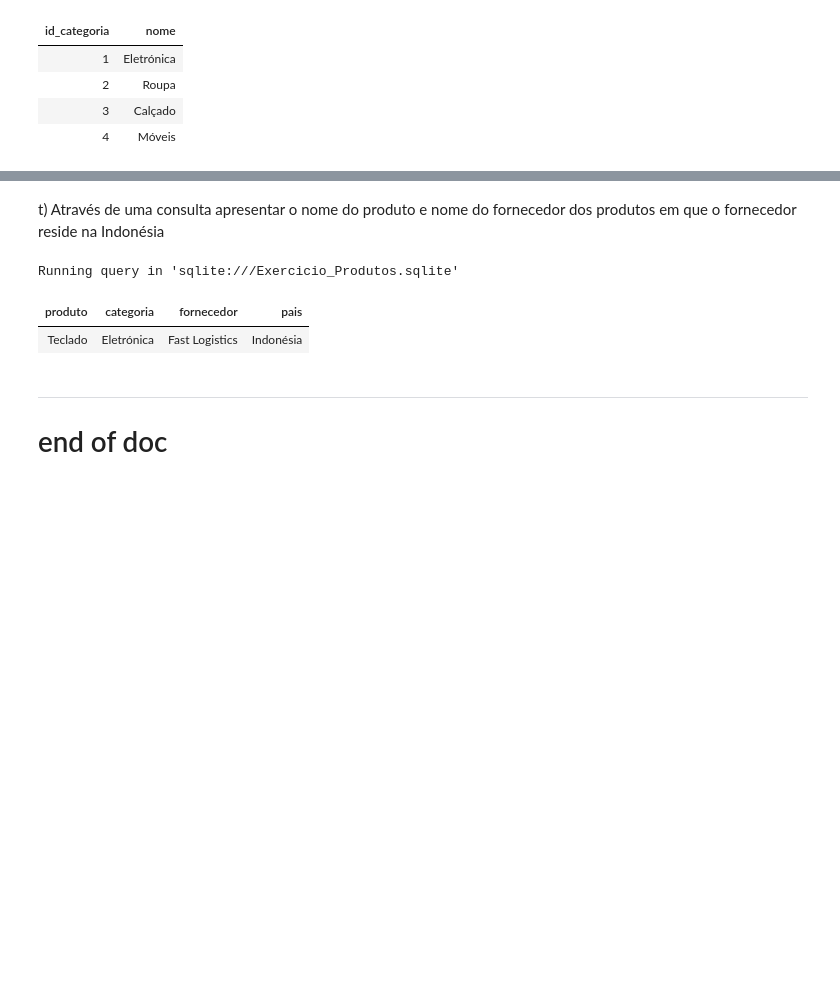
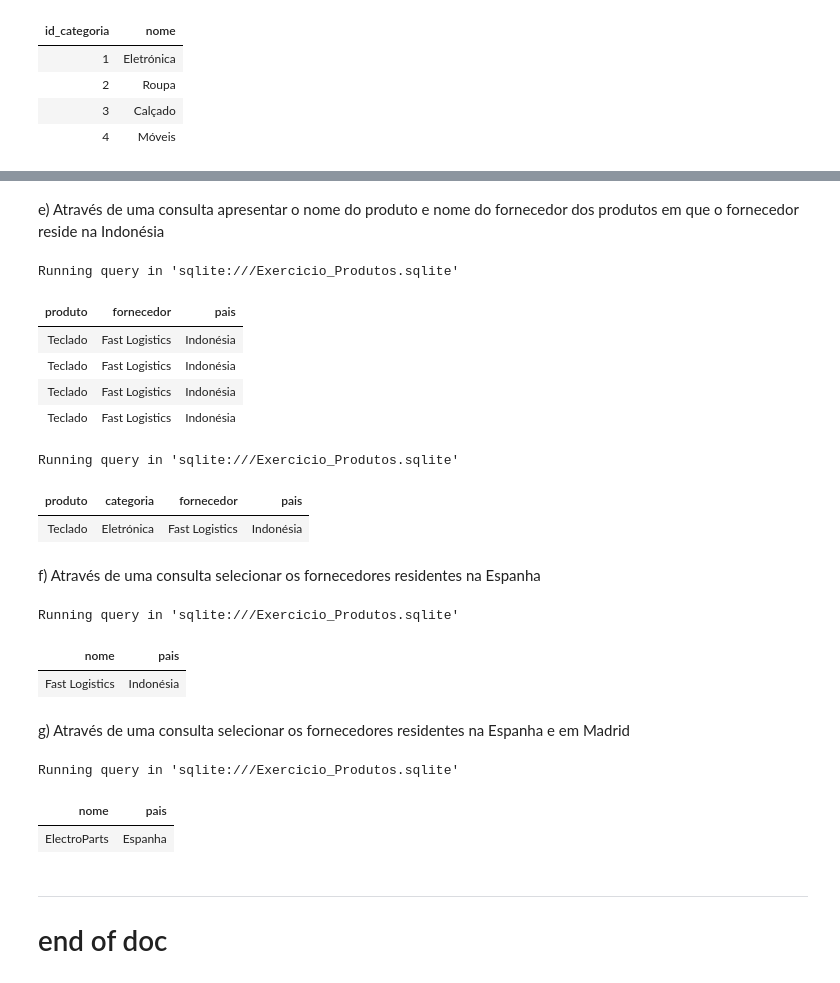
Before and after one commit to jpedrodias/FundamentosSQL, a Jupyter notebook: Week01/Exercicio_Produtos_resolvido.ipynb, the cells around one changed output, grey strips where cells are left out. Drawn from its saved outputs; the diff is of its cells as text; code cells hidden in the pictures; blank space fills up the shorter version.

```diff
--- a/Week01/Exercicio_Produtos_resolvido.ipynb
+++ b/Week01/Exercicio_Produtos_resolvido.ipynb
@@ -481,5 +636,25 @@ Running query in 'sqlite:///Exercicio_Produtos.sqlite'
 # %% [markdown]
-t) Através de uma consulta apresentar o nome do produto e nome do fornecedor dos produtos em que o fornecedor reside na Indonésia
+e) Através de uma consulta apresentar o nome do produto e nome do fornecedor dos produtos em que o fornecedor reside na Indonésia
+# %%
+%%sql
+SELECT
+    produtos.nome AS produto,
+    fornecedores.nome AS fornecedor,
+    fornecedores.pais AS pais
+
+FROM
+    produtos, categorias, fornecedores
+
+WHERE
+    produtos.id_fornecedor = fornecedores.id_fornecedor AND
+    fornecedores.pais = 'Indonésia';
+# %% [output]
+Running query in 'sqlite:///Exercicio_Produtos.sqlite'
+| produto | fornecedor | pais |
+| Teclado | Fast Logistics | Indonésia |
+| Teclado | Fast Logistics | Indonésia |
+| Teclado | Fast Logistics | Indonésia |
+| Teclado | Fast Logistics | Indonésia |
 # %%
 %%sql
 SELECT
@@ -499,6 +674,24 @@ WHERE
 Running query in 'sqlite:///Exercicio_Produtos.sqlite'
 | produto | categoria | fornecedor | pais |
 | Teclado | Eletrónica | Fast Logistics | Indonésia |
+# %% [markdown]
+f) Através de uma consulta selecionar os fornecedores residentes na Espanha
+# %%
+%%sql
+SELECT nome, pais FROM fornecedores WHERE pais = 'Indonésia';
+# %% [output]
+Running query in 'sqlite:///Exercicio_Produtos.sqlite'
+| nome | pais |
+| Fast Logistics | Indonésia |
+# %% [markdown]
+g) Através de uma consulta selecionar os fornecedores residentes na Espanha e em Madrid
+# %%
+%%sql
+SELECT nome, pais FROM fornecedores WHERE pais = 'Espanha' and cidade = 'Madrid';
+# %% [output]
+Running query in 'sqlite:///Exercicio_Produtos.sqlite'
+| nome | pais |
+| ElectroParts | Espanha |
 # %% [markdown]
 ***
 # end of doc
```
Also changed, not shown: parts of 63 cells of this notebook, 1 other file.
